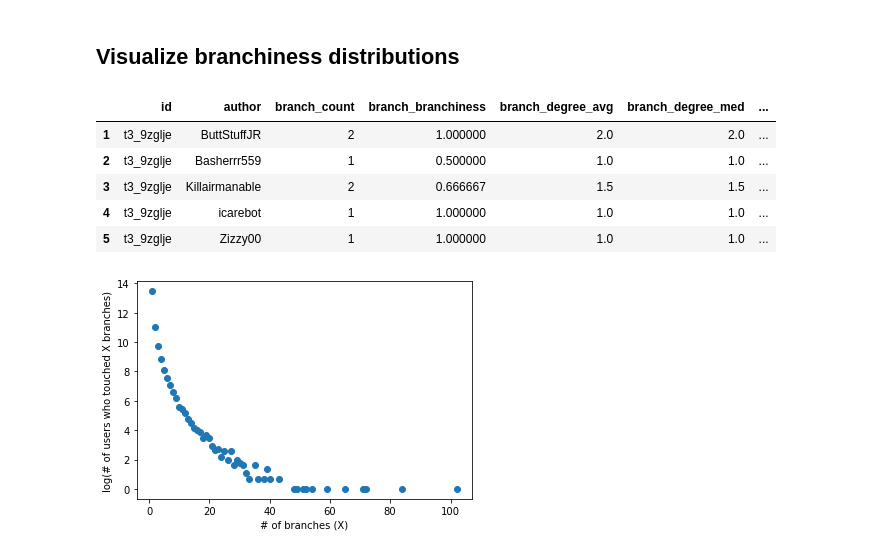
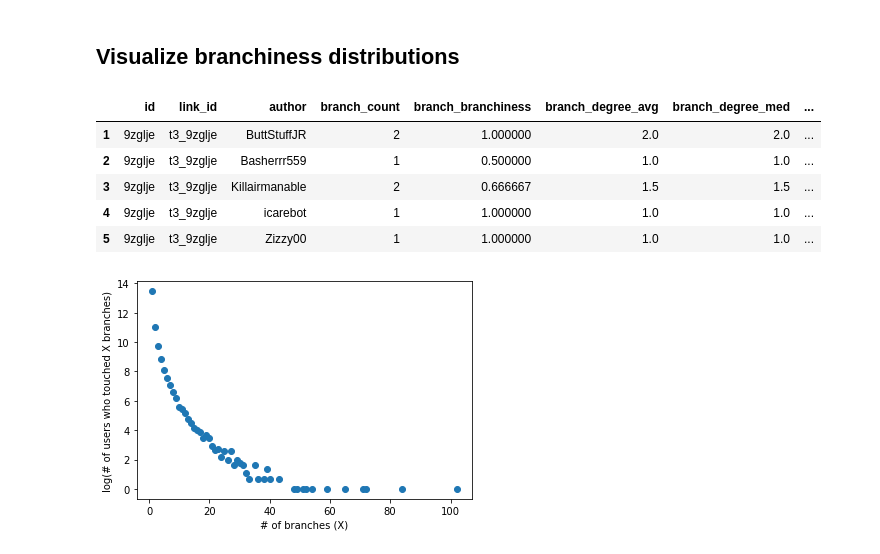
Before and after one commit to cephcyn/cornell_cs6742_a2, a Jupyter notebook: 01_metric_feasibility.ipynb, the cells around one changed output. Cells and saved outputs as stored; diff of their text form; code cells hidden in the pictures.

```diff
--- a/01_metric_feasibility.ipynb
+++ b/01_metric_feasibility.ipynb
@@ -7,6 +7,8 @@ InteractiveShell.ast_node_interactivity = "all" # "last"
 import pandas as pd
 
 pd.set_option('max_columns', None)
+# %%
+REWRITE_BACKUPS_FLAG = True
 # %% [markdown]
 # Import directly from data
 # %%
@@ -373,8 +436,8 @@ plt.show()
 
 plt.rcParams['figure.figsize'] = [6, 4]
 _ = plt.scatter(
-    posts_sizefilter_df['num_comments'],
-    posts_sizefilter_df['controversialness'],
+    posts_df['num_comments'],
+    posts_df['controversialness'],
     alpha=0.25,
 )
 _ = plt.xlabel('comment count')
@@ -385,7 +448,7 @@ ranges = [
     0, 10, 20, 30, 40, 50, 60, 70, 80, 90,
     100, 200, 300, 400, 500, 600, 700, 800, 900,
     1000, 2000, 3000, 4000, 5000, 6000, 7000]
-temp = posts_sizefilter_df.groupby(pd.cut(posts_sizefilter_df.num_comments, ranges)).agg({'controversialness': ['mean']}).reset_index()
+temp = posts_df.groupby(pd.cut(posts_df.num_comments, ranges)).agg({'controversialness': ['mean']}).reset_index()
 temp['num_comments_range'] = temp['num_comments'].apply(lambda x: (x.left + x.right) / 2)
 temp.plot(kind="scatter", x="num_comments_range", y="controversialness")
 # %% [output]
@@ -462,9 +525,10 @@ import pickle
 
 # Create a dictionary from t3-postid to post activity graph structure
 
-# gAll = collect_post_graphs(posts_sizefilter_df, comms_sizefilter_df)
-# with open('backup_gAll.pkl', 'wb') as f:
-#     pickle.dump(gAll, f)
+if REWRITE_BACKUPS_FLAG:
+    gAll = collect_post_graphs(posts_sizefilter_df, comms_sizefilter_df)
+    with open('backup_gAll.pkl', 'wb') as f:
+        pickle.dump(gAll, f)
 
 # Recover from backup
 
@@ -576,9 +644,15 @@ temp[:5]
 # %%
 # Backup user-post correctness score annotations
 
-# peruserpost_branch_df = user_branchiness(posts_sizefilter_df, comms_sizefilter_df, gAll)
-# peruserpost_branch_df.to_csv(f'backup_peruserpost_branch_df.csv', index=False)
+if REWRITE_BACKUPS_FLAG:
+    ann_peruserpost_branchiness_df = user_branchiness(posts_df, comms_df, gAll)
+    ann_peruserpost_branchiness_df.to_csv(f'backup_ann_peruserpost_branchiness_df.csv', index=False)
+    peruserpost_df = ann_peruserpost_branchiness_df
 
 # Recover from backup
 
-peruserpost_branch_df = pd.read_csv(f'backup_peruserpost_branch_df.csv')
+ann_peruserpost_branchiness_df = pd.read_csv(f'backup_ann_peruserpost_branchiness_df.csv')
+peruserpost_df = pd.read_csv(f'backup_ann_peruserpost_branchiness_df.csv')
+
+ann_peruserpost_branchiness_df[:2]
+peruserpost_df[:2]
@@ -586,22 +667,22 @@ peruserpost_branch_df = pd.read_csv(f'backup_peruserpost_branch_df.csv')
 ## Visualize branchiness distributions
 # %%
 # Create filtered dataset to avoid graphing branchiness of filtered-out users and OPs
-temp_peruserpost_branch_df = peruserpost_branch_df
-temp_peruserpost_branch_df = temp_peruserpost_branch_df[temp_peruserpost_branch_df['author'].apply(
+temp_branch_df = ann_peruserpost_branchiness_df
+temp_branch_df = temp_branch_df[temp_branch_df['author'].apply(
     lambda x: x not in restricted_users_list
 )]
-temp_peruserpost_branch_df = temp_peruserpost_branch_df[temp_peruserpost_branch_df.apply(
-    lambda r: r['author'] != gAll[r['id']]['user_op'],
+temp_branch_df = temp_branch_df[temp_branch_df.apply(
+    lambda r: r['author'] != gAll[r['link_id']]['user_op'],
     axis='columns',
 )]
-temp_peruserpost_branch_df[:5]
+temp_branch_df[:5]
 # %% [output]
-|  | id | author | branch_count | branch_branchiness | branch_degree_avg | branch_degree_med | ... |
-| 1 | t3_9zglje | ButtStuffJR | 2 | 1.000000 | 2.0 | 2.0 | ... |
-| 2 | t3_9zglje | Basherrr559 | 1 | 0.500000 | 1.0 | 1.0 | ... |
-| 3 | t3_9zglje | Killairmanable | 2 | 0.666667 | 1.5 | 1.5 | ... |
-| 4 | t3_9zglje | icarebot | 1 | 1.000000 | 1.0 | 1.0 | ... |
-| 5 | t3_9zglje | Zizzy00 | 1 | 1.000000 | 1.0 | 1.0 | ... |
+|  | id | link_id | author | branch_count | branch_branchiness | branch_degree_avg | branch_degree_med | ... |
+| 1 | 9zglje | t3_9zglje | ButtStuffJR | 2 | 1.000000 | 2.0 | 2.0 | ... |
+| 2 | 9zglje | t3_9zglje | Basherrr559 | 1 | 0.500000 | 1.0 | 1.0 | ... |
+| 3 | 9zglje | t3_9zglje | Killairmanable | 2 | 0.666667 | 1.5 | 1.5 | ... |
+| 4 | 9zglje | t3_9zglje | icarebot | 1 | 1.000000 | 1.0 | 1.0 | ... |
+| 5 | 9zglje | t3_9zglje | Zizzy00 | 1 | 1.000000 | 1.0 | 1.0 | ... |
 # %%
 # Plot number of branches vs number of users who have created that many branches
 import math
```
Also changed, not shown: parts of 31 cells of this notebook, 1 other file.
